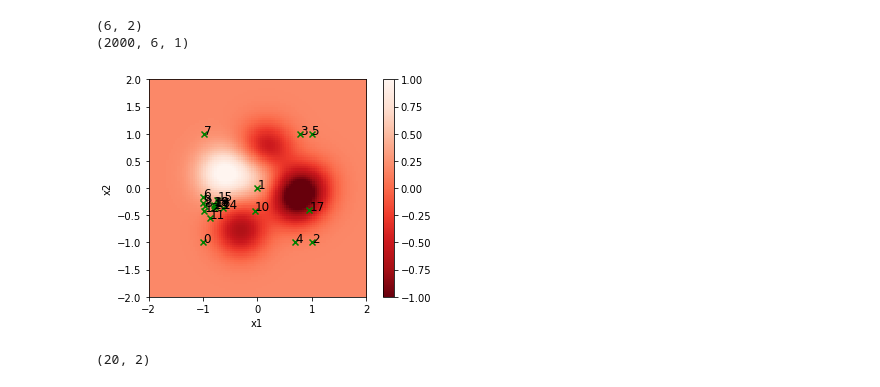
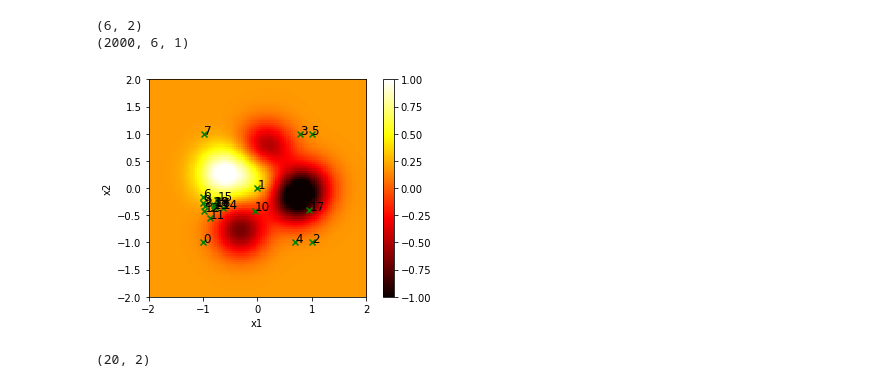
Before and after one commit to p16i/blackbox-optimization-using-rnns, a Jupyter notebook: spearmint-visualization.ipynb, the cells around one changed output. Cells and saved outputs as stored; diff of their text form; code cells hidden in the pictures.

```diff
--- a/spearmint-visualization.ipynb
+++ b/spearmint-visualization.ipynb
@@ -150,35 +153,35 @@ def compute_gp_function_values(xx, data_idx=1):
 
 
     return f_values
 
 def spearmint_sampling_points(data_idx=1):
     log_name = 'gp-%d' % data_idx
     df = parse_run_log( '%s/%s/%s' % (BASE_DIR,'gp-test/runs', log_name ), ['x1','x2'], run_id=log_name)
     sampling_points = df[['x1','x2']].as_matrix()
     return sampling_points
 
 def plot_gp_function(f_values, sampling_points, colorbar=False):
 
     extend = [-X_PLOT_LIMIT,X_PLOT_LIMIT,-X_PLOT_LIMIT,X_PLOT_LIMIT]
-    plt.imshow(f_values.reshape(X_PLOT_RANGE,X_PLOT_RANGE), cmap='Reds_r', interpolation='nearest', extent=extend, origin="lower", vmin=-1, vmax=1)
+    plt.imshow(f_values.reshape(X_PLOT_RANGE,X_PLOT_RANGE), cmap='hot', interpolation='nearest', extent=extend, origin="lower", vmin=-1, vmax=1)
 
     if colorbar:
         plt.colorbar()
 
     plt.xlabel('x1')
     plt.ylabel('x2')
 
     plt.scatter(sampling_points[:,0], sampling_points[:,1], color = "green", marker = "x")
     for i in range(len(sampling_points)):
         curr = sampling_points[i]
         plt.text(curr[0], curr[1], str(i), fontsize=12, color="black")
 
 data_idx =5
 f_values = compute_gp_function_values(XX, data_idx=data_idx)
 sm_x_100th = spearmint_sampling_points(data_idx=data_idx)
 plot_gp_function(f_values, sm_x_100th, colorbar=True)
 # %% [output]
-[figure, old version]
+[figure, new version]
 # %%
 sm_x_100th.shape
 # %% [output]
```
Also changed, not shown: parts of 26 cells of this notebook, 2 other files.
